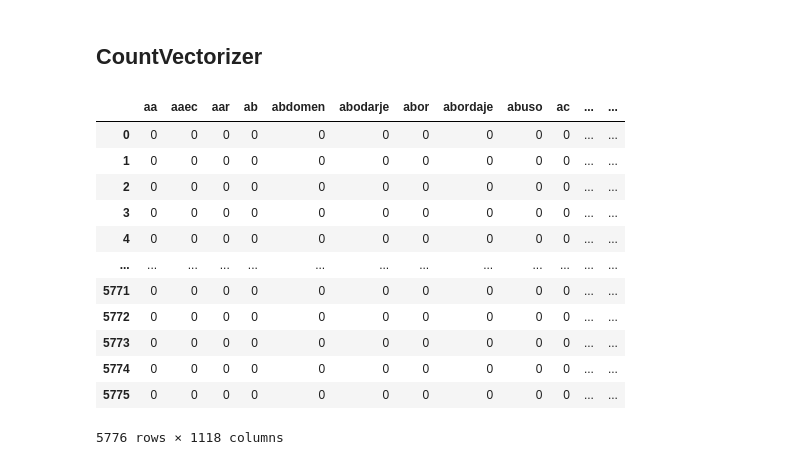
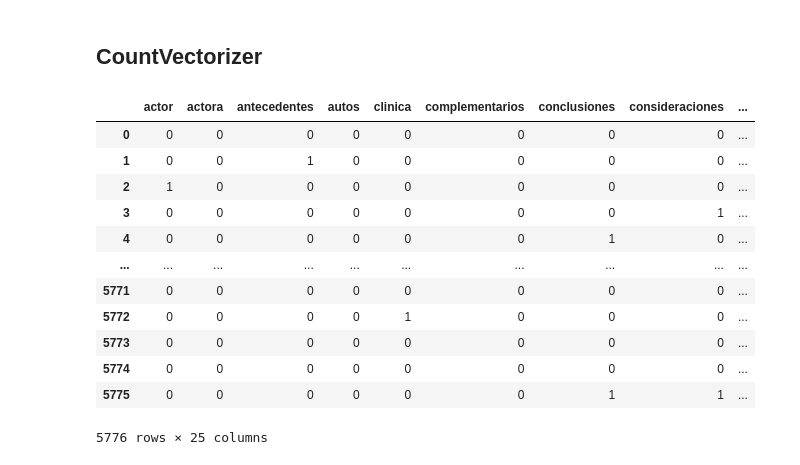
Before and after one commit to gaston411/Mi-Proyecto, a Jupyter notebook: tf-idf-prueba.ipynb, the cells around one changed output. Cells and saved outputs as stored; diff of their text form; code cells hidden in the pictures.

```diff
--- a/tf-idf-prueba.ipynb
+++ b/tf-idf-prueba.ipynb
@@ -149,24 +163,24 @@ order_centroids
 # %%
 import pandas as pd
 from sklearn.feature_extraction.text import CountVectorizer
 
 text = load_data("titulosEncontrados.csv")['titulo']
-coun_vect = CountVectorizer()
+coun_vect = CountVectorizer(max_features = 25)
 count_matrix = coun_vect.fit_transform(cleaned_docs)
 count_array = count_matrix.toarray()
 dfCountVec = pd.DataFrame(data=count_array,columns = coun_vect.get_feature_names())
 dfCountVec
 # %% [output]
-|  | aa | aaec | aar | ab | abdomen | abodarje | abor | abordaje | abuso | ac | ... | ... |
-| 0 | 0 | 0 | 0 | 0 | 0 | 0 | 0 | 0 | 0 | 0 | ... | ... |
-| 1 | 0 | 0 | 0 | 0 | 0 | 0 | 0 | 0 | 0 | 0 | ... | ... |
-| 2 | 0 | 0 | 0 | 0 | 0 | 0 | 0 | 0 | 0 | 0 | ... | ... |
-| 3 | 0 | 0 | 0 | 0 | 0 | 0 | 0 | 0 | 0 | 0 | ... | ... |
-| 4 | 0 | 0 | 0 | 0 | 0 | 0 | 0 | 0 | 0 | 0 | ... | ... |
-| ... | ... | ... | ... | ... | ... | ... | ... | ... | ... | ... | ... | ... |
-| 5771 | 0 | 0 | 0 | 0 | 0 | 0 | 0 | 0 | 0 | 0 | ... | ... |
-| 5772 | 0 | 0 | 0 | 0 | 0 | 0 | 0 | 0 | 0 | 0 | ... | ... |
-| 5773 | 0 | 0 | 0 | 0 | 0 | 0 | 0 | 0 | 0 | 0 | ... | ... |
-| 5774 | 0 | 0 | 0 | 0 | 0 | 0 | 0 | 0 | 0 | 0 | ... | ... |
-| 5775 | 0 | 0 | 0 | 0 | 0 | 0 | 0 | 0 | 0 | 0 | ... | ... |
+|  | actor | actora | antecedentes | autos | clinica | complementarios | conclusiones | consideraciones | ... |
+| 0 | 0 | 0 | 0 | 0 | 0 | 0 | 0 | 0 | ... |
+| 1 | 0 | 0 | 1 | 0 | 0 | 0 | 0 | 0 | ... |
+| 2 | 1 | 0 | 0 | 0 | 0 | 0 | 0 | 0 | ... |
+| 3 | 0 | 0 | 0 | 0 | 0 | 0 | 0 | 1 | ... |
+| 4 | 0 | 0 | 0 | 0 | 0 | 0 | 1 | 0 | ... |
+| ... | ... | ... | ... | ... | ... | ... | ... | ... | ... |
+| 5771 | 0 | 0 | 0 | 0 | 0 | 0 | 0 | 0 | ... |
+| 5772 | 0 | 0 | 0 | 0 | 1 | 0 | 0 | 0 | ... |
+| 5773 | 0 | 0 | 0 | 0 | 0 | 0 | 0 | 0 | ... |
+| 5774 | 0 | 0 | 0 | 0 | 0 | 0 | 0 | 0 | ... |
+| 5775 | 0 | 0 | 0 | 0 | 0 | 0 | 1 | 1 | ... |
-5776 rows × 1118 columns
+5776 rows × 25 columns
```
Also changed, not shown: parts of 9 cells of this notebook, 3 other files.
